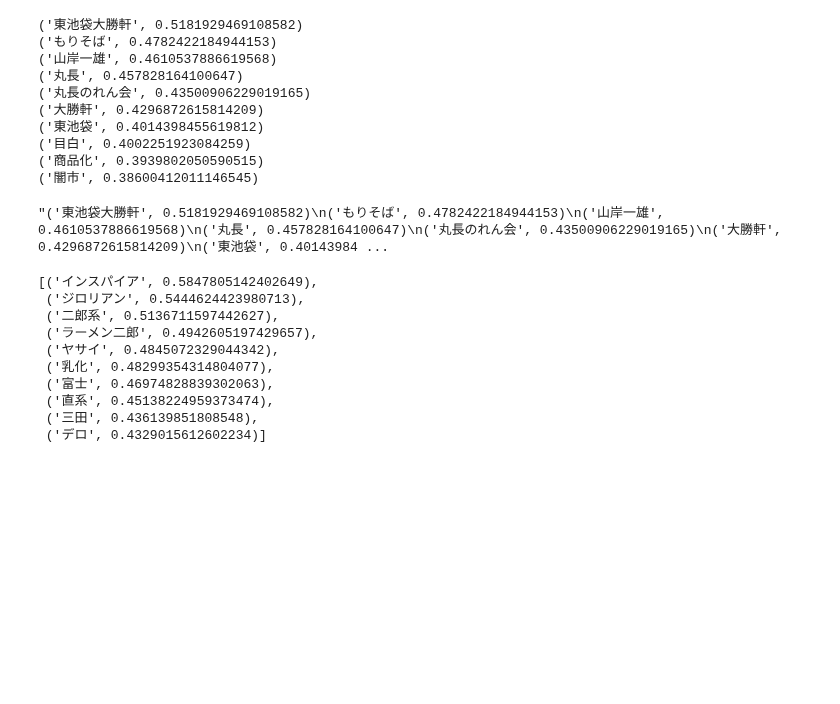
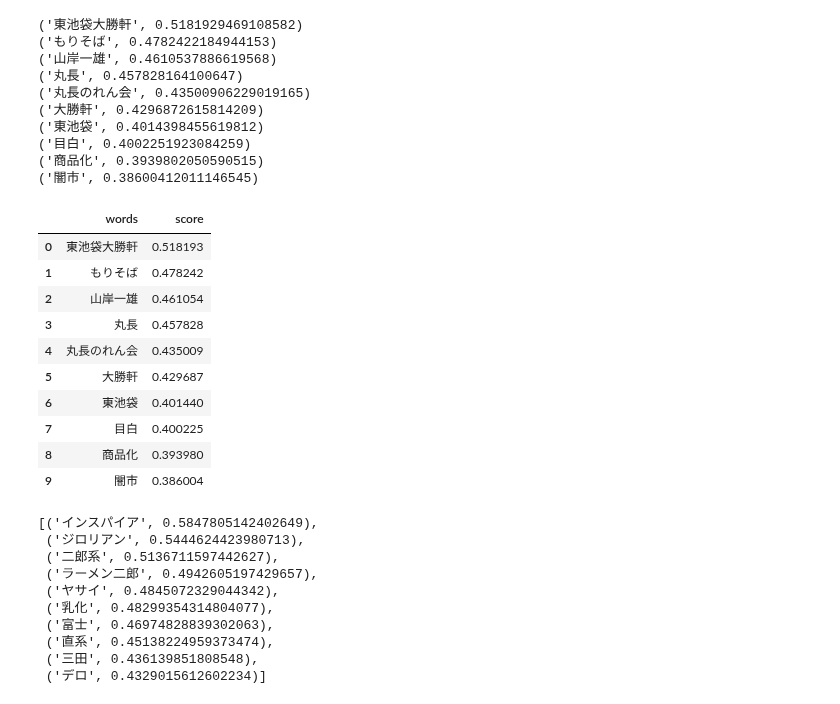
Before and after one commit to MakotoDataiku/tabelog-meiten, a Jupyter notebook: ipython_notebooks/word2vec model experiment.ipynb, the cells around one changed output. Cells and saved outputs as stored; diff of their text form; code cells hidden in the pictures; blank space fills up the shorter version.

Commit message:
Saved Jupyter notebook 'word2vec model experiment'

```diff
--- a/ipython_notebooks/word2vec model experiment.ipynb
+++ b/ipython_notebooks/word2vec model experiment.ipynb
@@ -32,10 +32,20 @@ for w in simliar_words:
 ('目白', 0.4002251923084259)
 ('商品化', 0.3939802050590515)
 ('闇市', 0.38600412011146545)
-# %%
-text
-# %% [output]
-"('東池袋大勝軒', 0.5181929469108582)\n('もりそば', 0.4782422184944153)\n('山岸一雄', 0.4610537886619568)\n('丸長', 0.457828164100647)\n('丸長のれん会', 0.43500906229019165)\n('大勝軒', 0.4296872615814209)\n('東池袋', 0.40143984 ...
+# %%
+pd.DataFrame(simliar_words, columns=["words", "score"])
+# %% [output]
+|  | words | score |
+| 0 | 東池袋大勝軒 | 0.518193 |
+| 1 | もりそば | 0.478242 |
+| 2 | 山岸一雄 | 0.461054 |
+| 3 | 丸長 | 0.457828 |
+| 4 | 丸長のれん会 | 0.435009 |
+| 5 | 大勝軒 | 0.429687 |
+| 6 | 東池袋 | 0.401440 |
+| 7 | 目白 | 0.400225 |
+| 8 | 商品化 | 0.393980 |
+| 9 | 闇市 | 0.386004 |
 # %%
 ramen_model = word2vec.Word2Vec.load(model_path)
 ramen_model.most_similar("二郎")
```
